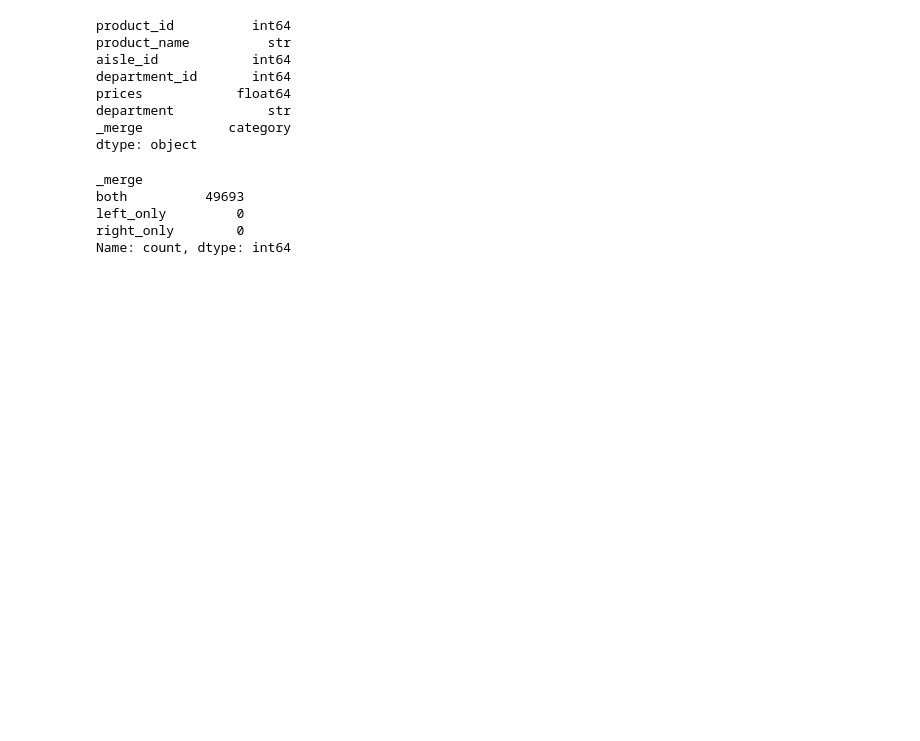
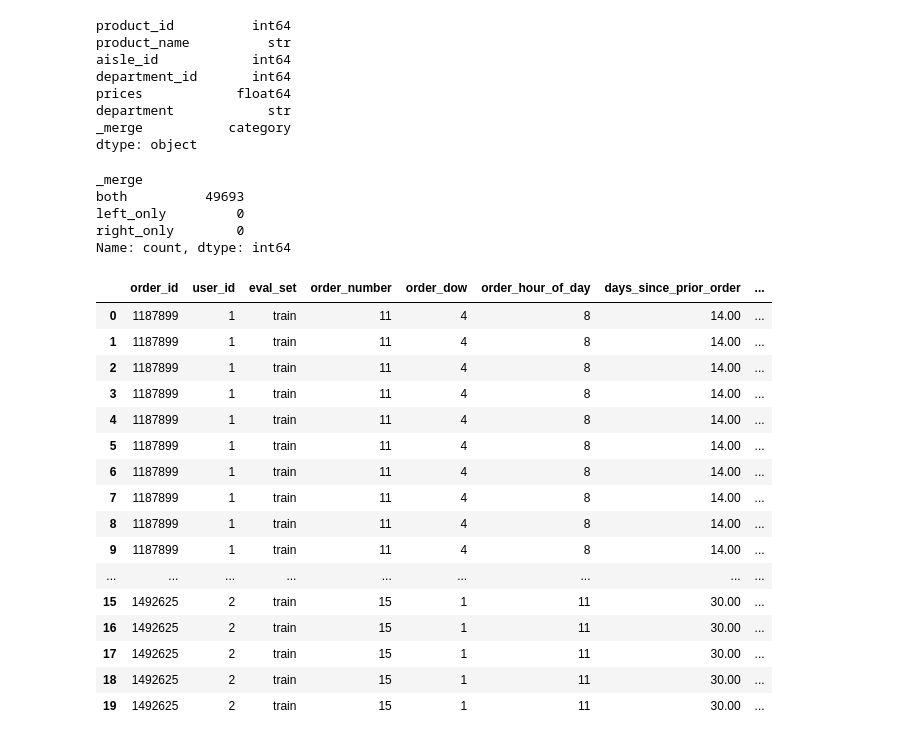
Before and after one commit to VahYavryan/data_analytics_with_phyton, a Jupyter notebook: notebooks/06_prepared.ipynb, the cells around one changed output. Cells and saved outputs as stored; diff of their text form; code cells hidden in the pictures; blank space fills up the shorter version.

```diff
--- a/notebooks/06_prepared.ipynb
+++ b/notebooks/06_prepared.ipynb
@@ -413,3 +413,34 @@ both          49693
 left_only         0
 right_only        0
 Name: count, dtype: int64
+# %%
+# orders_train + order_products
+df_merged = pd.merge(
+    df_orders_train,
+    df_order_products_train,
+    on='order_id',
+    how='inner',
+    indicator=True
+
+
+)
+# %%
+df_merged.head(20)
+# %% [output]
+|  | order_id | user_id | eval_set | order_number | order_dow | order_hour_of_day | days_since_prior_order | ... |
+| 0 | 1187899 | 1 | train | 11 | 4 | 8 | 14.00 | ... |
+| 1 | 1187899 | 1 | train | 11 | 4 | 8 | 14.00 | ... |
+| 2 | 1187899 | 1 | train | 11 | 4 | 8 | 14.00 | ... |
+| 3 | 1187899 | 1 | train | 11 | 4 | 8 | 14.00 | ... |
+| 4 | 1187899 | 1 | train | 11 | 4 | 8 | 14.00 | ... |
+| 5 | 1187899 | 1 | train | 11 | 4 | 8 | 14.00 | ... |
+| 6 | 1187899 | 1 | train | 11 | 4 | 8 | 14.00 | ... |
+| 7 | 1187899 | 1 | train | 11 | 4 | 8 | 14.00 | ... |
+| 8 | 1187899 | 1 | train | 11 | 4 | 8 | 14.00 | ... |
+| 9 | 1187899 | 1 | train | 11 | 4 | 8 | 14.00 | ... |
+| ... | ... | ... | ... | ... | ... | ... | ... | ... |
+| 15 | 1492625 | 2 | train | 15 | 1 | 11 | 30.00 | ... |
+| 16 | 1492625 | 2 | train | 15 | 1 | 11 | 30.00 | ... |
+| 17 | 1492625 | 2 | train | 15 | 1 | 11 | 30.00 | ... |
+| 18 | 1492625 | 2 | train | 15 | 1 | 11 | 30.00 | ... |
+| 19 | 1492625 | 2 | train | 15 | 1 | 11 | 30.00 | ... |
```
Also changed, not shown: parts of 2 cells of this notebook.
